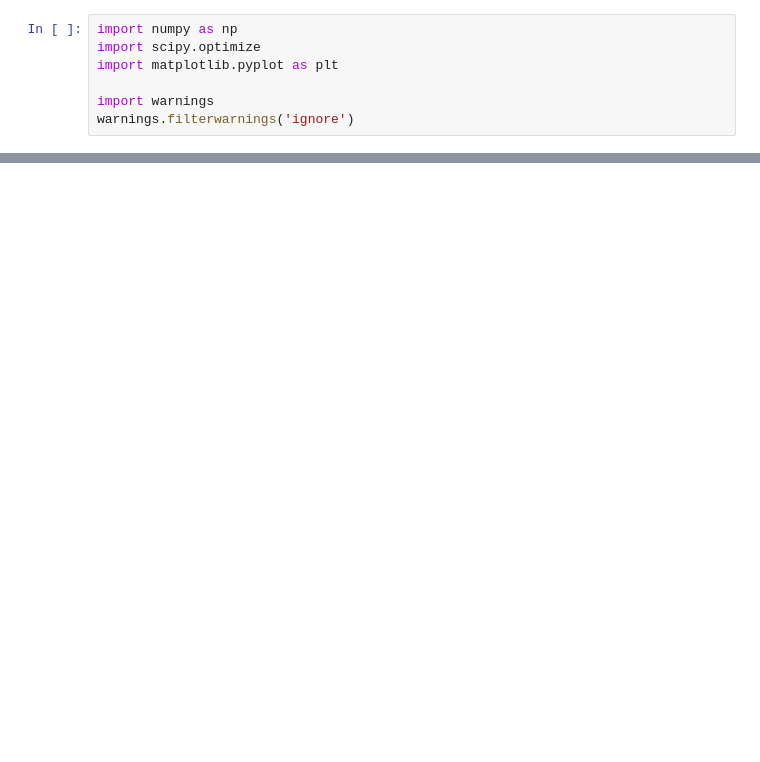
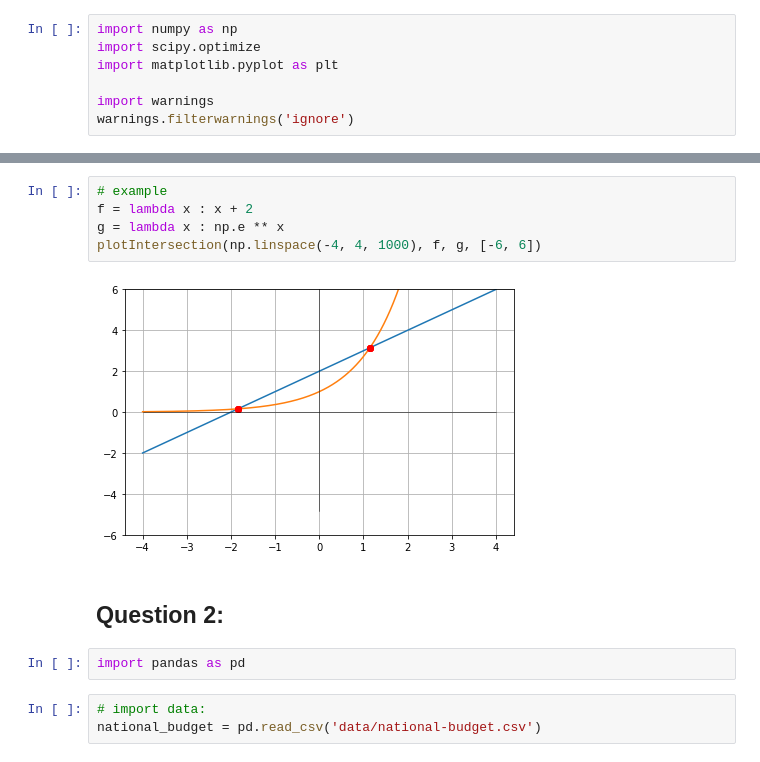
Before and after one commit to kggold4/programming-research-algorithms-assignments, a Jupyter notebook: Python/Ex6/Ex6.ipynb, the cells around one changed output, grey strips where cells are left out. Drawn from its saved outputs; the diff is of its cells as text; blank space fills up the shorter version.

```diff
--- a/Python/Ex6/Ex6.ipynb
+++ b/Python/Ex6/Ex6.ipynb
@@ -72,0 +90,14 @@ plotIntersection(np.linspace(-10, 10, 1000), f, g)
+# %%
+# example
+f = lambda x : x + 2
+g = lambda x : np.e ** x
+plotIntersection(np.linspace(-4, 4, 1000), f, g, [-6, 6])
+# %% [output]
+[figure, added]
+# %% [markdown]
+## Question 2:
+# %%
+import pandas as pd
+# %%
+# import data:
+national_budget = pd.read_csv('data/national-budget.csv')
```
Also changed, not shown: parts of 12 cells of this notebook, 1 other file.
